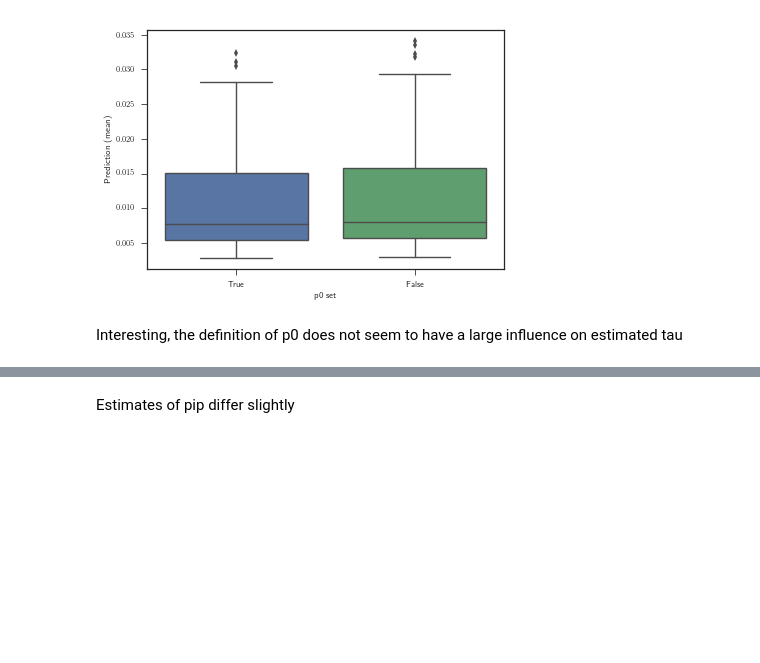
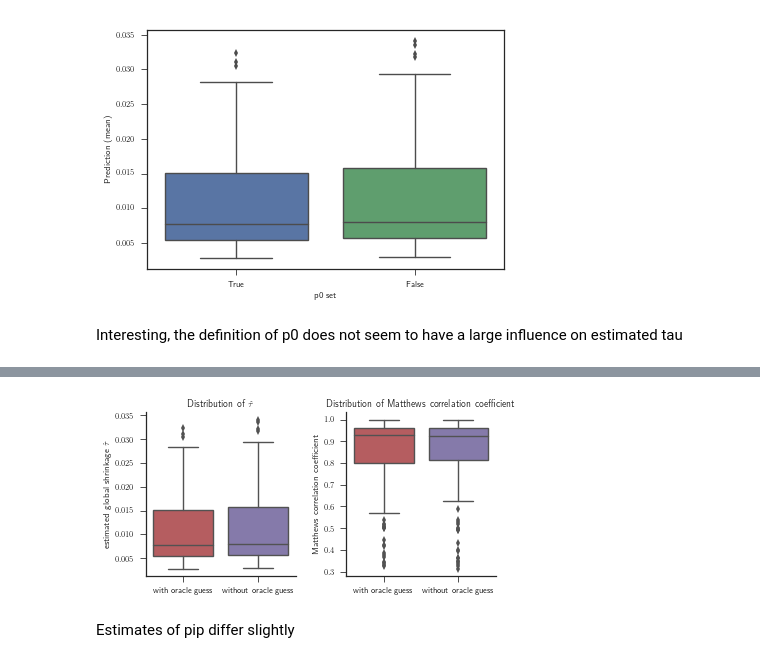
Before and after one commit to ExpectationMax/HorseshoeDMRegression, a Jupyter notebook: MasterThesisPlots/Compare_variable_selection.ipynb, the cells around one changed output, grey strips where cells are left out. Drawn from its saved outputs; the diff is of its cells as text; code cells hidden in the pictures; blank space fills up the shorter version.

```diff
--- a/MasterThesisPlots/Compare_variable_selection.ipynb
+++ b/MasterThesisPlots/Compare_variable_selection.ipynb
@@ -100,3 +116,22 @@ sns.despine()
+# %%
+fig, axs = sns.plt.subplots(ncols=2, figsize=(figure_width, 3))
+sns.boxplot(data=tau, x='p0 set', y='Prediction (mean)', order=[True, False], ax=axs[0], palette=sns.color_palette()[2:])
+#sns.swarmplot(data=tau, x='p0 set', y='Prediction (mean)', order=[True, False], ax=axs[0], s=3, color='k')
+axs[0].set_ylabel('estimated global shrinkage $\\hat{\\tau}$')
+axs[0].set_xlabel('')
+axs[0].set_xticklabels(['with oracle guess', 'without oracle guess'])
+axs[0].set_title('Distribution of $\\hat{\\tau}$')
+
+sns.boxplot(data=confusion_parameters, x='p0 set', y='MCC', order=[True, False], ax=axs[1], palette=sns.color_palette()[2:])
+axs[1].set_title('Distribution of Matthews correlation coefficient')
+axs[1].set_ylabel('Matthews correlation coefficient')
+axs[1].set_xlabel('')
+axs[1].set_xticklabels(['with oracle guess', 'without oracle guess'])
+sns.plt.tight_layout()
+sns.despine()
+sns.plt.savefig('/Users/maexlich/Google Drive/Studium/Master/4. Masterthesis/3. Thesis/Figures/Results/Variable-selection/tau-mcc-distribution.pdf')
+# %% [output]
+[figure, added]
 # %% [markdown]
 Estimates of pip differ slightly
 # %%
```
Also changed, not shown: parts of 19 cells of this notebook, 3 other files.
